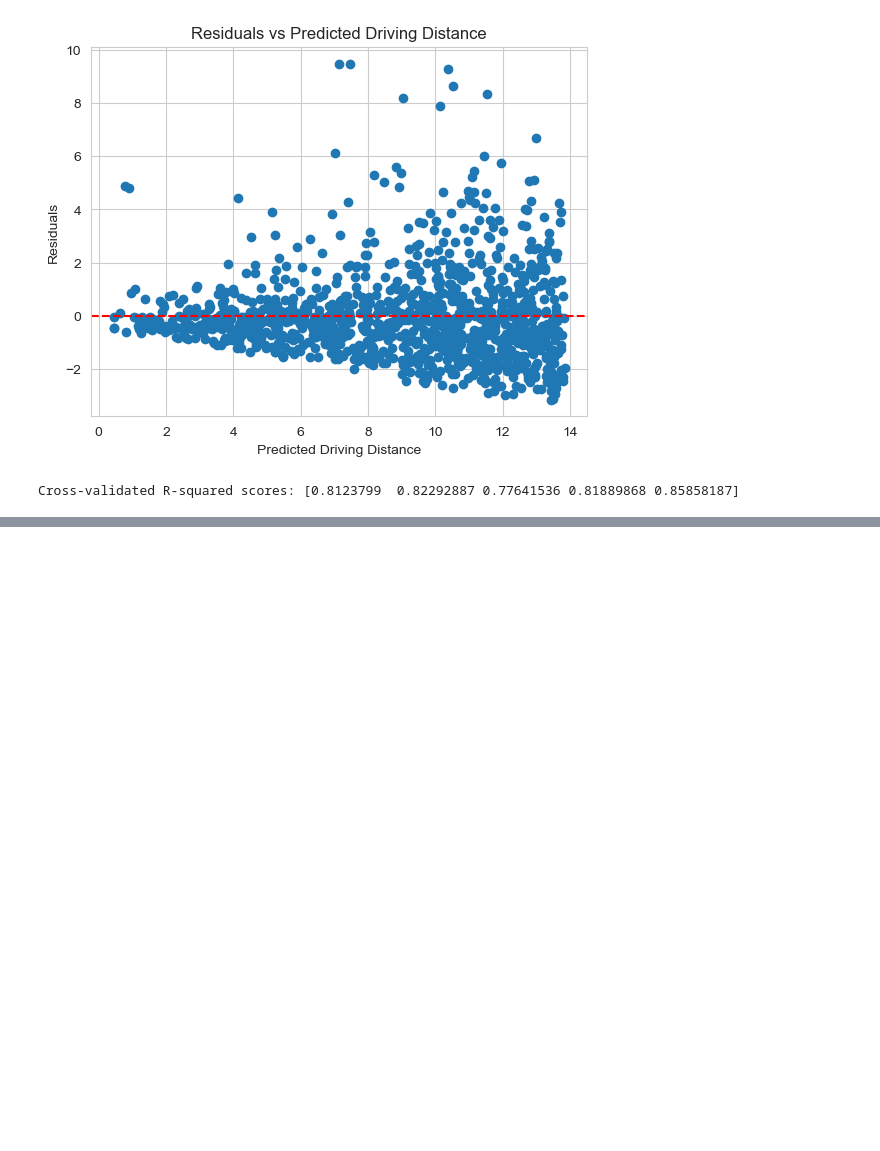
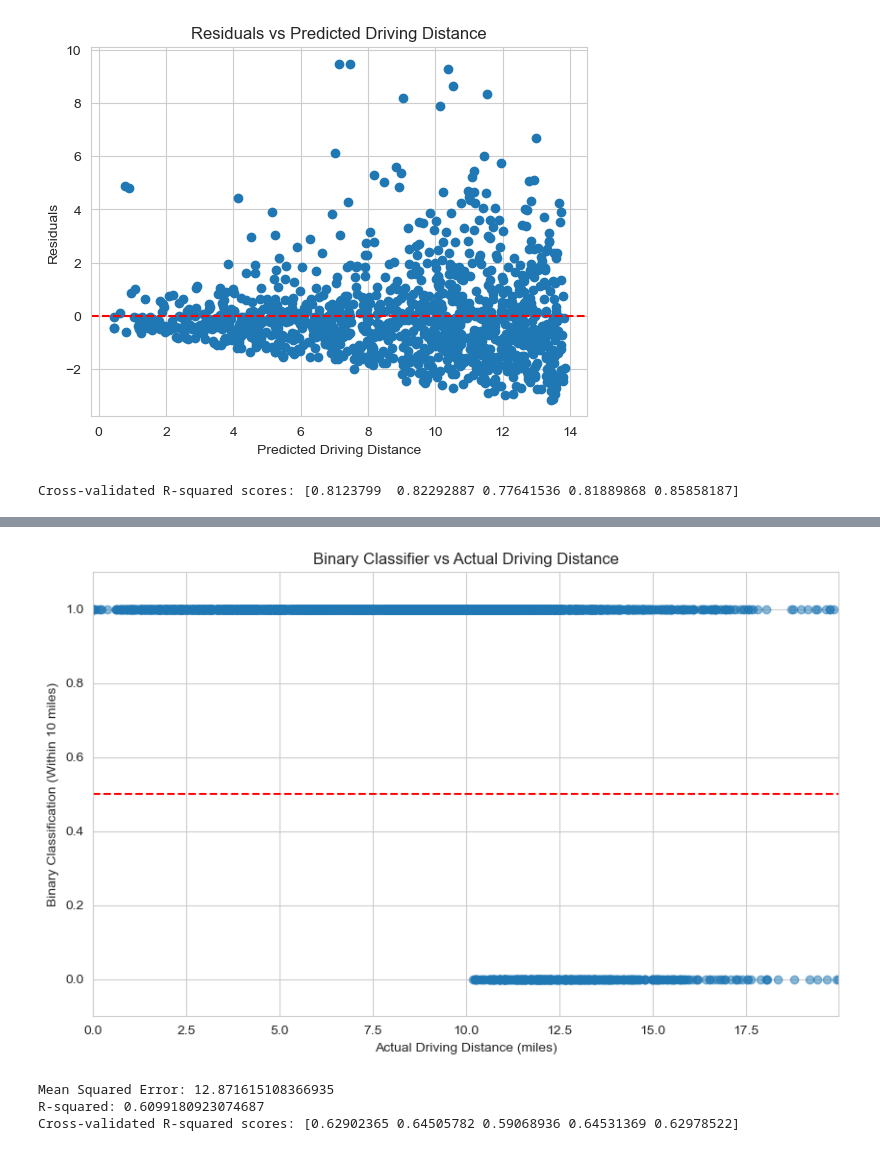
Before and after one commit to zachpinto/walmart-proximity, a Jupyter notebook: notebooks/20_eda.ipynb, the cells around one changed output, grey strips where cells are left out. Drawn from its saved outputs; the diff is of its cells as text; code cells hidden in the pictures; blank space fills up the shorter version.

Commit message:
driving distance, driving time models

```diff
--- a/notebooks/20_eda.ipynb
+++ b/notebooks/20_eda.ipynb
@@ -237,3 +237,13 @@ cross_val_scores = cross_val_score(model, X, y, cv=5, scoring='r2')
 print("Cross-validated R-squared scores:", cross_val_scores)
 # %% [output]
 Cross-validated R-squared scores: [0.8123799  0.82292887 0.77641536 0.81889868 0.85858187]
+# %%
+# Now we predict the distances using the trained model.
+predicted_distances = model.predict(X)
+
+# Use the conservative threshold to generate binary labels.
+CONSERVATIVE_THRESHOLD = 8  # Adjust as needed.
+binary_labels = np.where(predicted_distances <= (CONSERVATIVE_THRESHOLD * 1.60934), 1, 0)
+
+# Add these binary labels to your dataframe.
+data['within_10_miles'] = binary_labels
@@ -239,0 +266,65 @@ Cross-validated R-squared scores: [0.8123799  0.82292887 0.77641536 0.81889868 0
+# %%
+import matplotlib.pyplot as plt
+
+# Assuming 'actual_distances' is a list or array containing the actual driving distances.
+# And 'binary_labels' contains the binary classification results as described above.
+actual_distances = data['driving_distance']
+binary_labels = data['within_10_miles']
+
+# Create a scatter plot
+plt.figure(figsize=(10, 6))
+plt.scatter(actual_distances, binary_labels, alpha=0.5)
+
+# Add title and labels
+plt.title('Binary Classifier vs Actual Driving Distance')
+plt.xlabel('Actual Driving Distance (miles)')
+plt.ylabel('Binary Classification (Within 10 miles)')
+
+# Define the x-axis limits
+plt.xlim(0, max(actual_distances))
+
+# Define the y-axis limits to be just enough to see the binary nature
+plt.ylim(-0.1, 1.1)
+
+# Add a horizontal line at y=0.5 to delineate the classification boundary
+plt.axhline(y=0.5, color='r', linestyle='--')
+
+# Show the plot
+plt.show()
+# %% [output]
+[figure, added]
+# %%
+from sklearn.linear_model import LinearRegression
+from sklearn.model_selection import train_test_split
+from sklearn.metrics import mean_squared_error, r2_score
+
+# Assuming 'data' is your DataFrame and it contains the 'driving_time' column.
+
+# Prepare the data
+X = data[['great_circle_distance', 'ruca_Rural', 'ruca_Suburban', 'ruca_Urban']]
+y = data['driving_time']
+
+# Split the data
+X_train, X_test, y_train, y_test = train_test_split(X, y, test_size=0.2, random_state=42)
+
+# Train the model
+model = LinearRegression()
+model.fit(X_train, y_train)
+
+# Predict on the test set
+y_pred = model.predict(X_test)
+
+# Evaluate the model
+mse = mean_squared_error(y_test, y_pred)
+r2 = r2_score(y_test, y_pred)
+print(f'Mean Squared Error: {mse}')
+print(f'R-squared: {r2}')
+
+# Perform cross-validation, if desired
+from sklearn.model_selection import cross_val_score
+cross_val_scores = cross_val_score(model, X, y, cv=5, scoring='r2')
+print(f'Cross-validated R-squared scores: {cross_val_scores}')
+# %% [output]
+Mean Squared Error: 12.871615108366935
+R-squared: 0.6099180923074687
+Cross-validated R-squared scores: [0.62902365 0.64505782 0.59068936 0.64531369 0.62978522]
```
Also changed, not shown: parts of 2 cells of this notebook.
